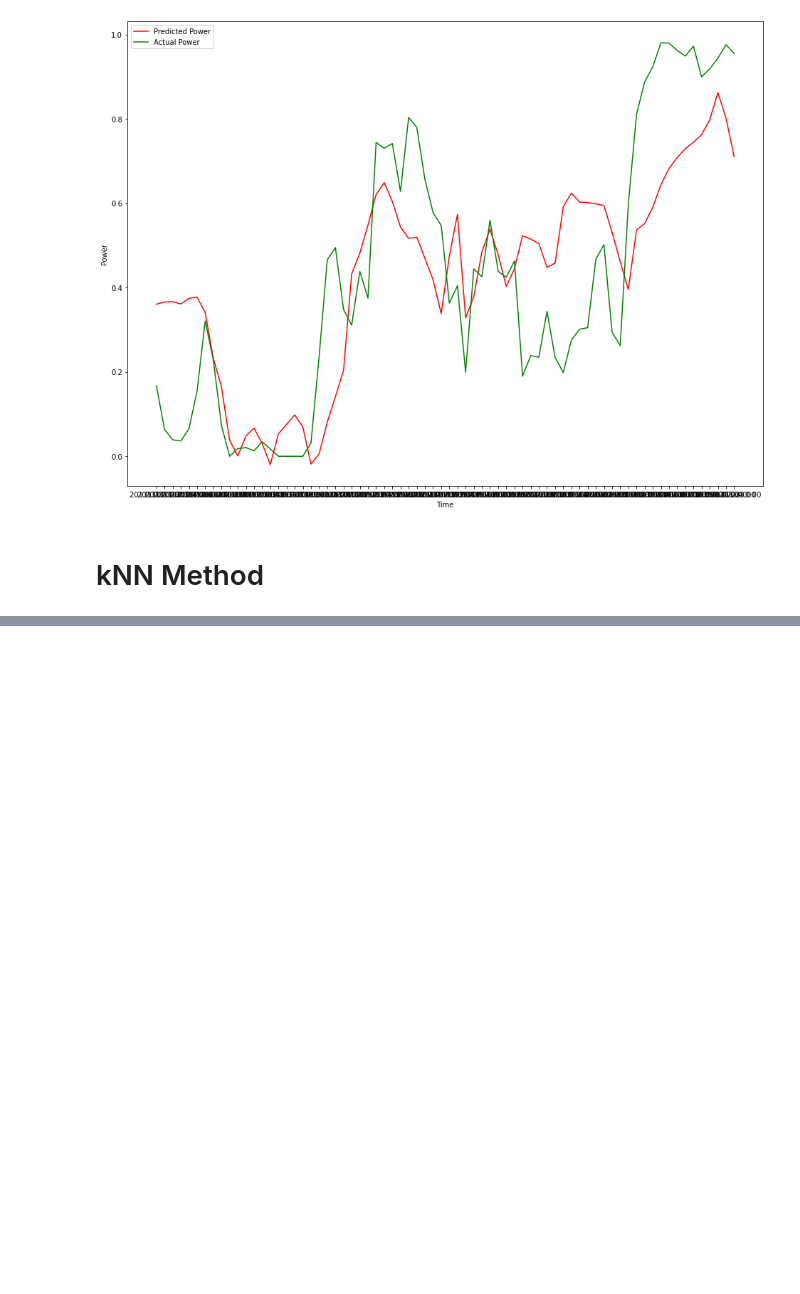
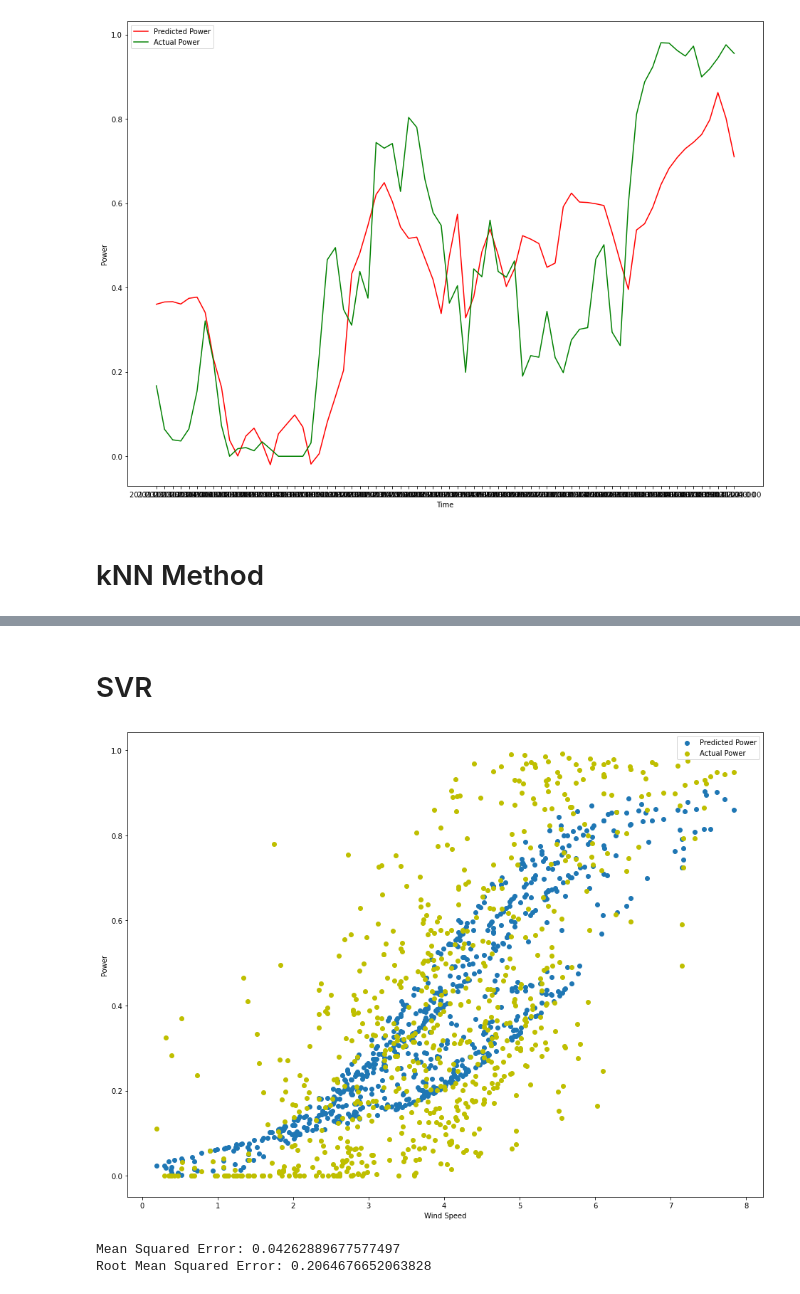
Before and after one commit to andreasdyve/IN5410-assignment2, a Jupyter notebook: Task 1.ipynb, the cells around one changed output, grey strips where cells are left out. Saved outputs shown, nothing was run; the diff lists cells and outputs as text; code cells hidden in the pictures; blank space fills up the shorter version.

```diff
--- a/Task 1.ipynb
+++ b/Task 1.ipynb
@@ -243,0 +247,50 @@ plt.legend()
+# %% [markdown]
+# SVR
+# %%
+from sklearn import metrics, svm
+
+SVR = TD.copy()
+WFI_2 = pd.read_csv('WeatherForecastInput.csv')
+SOL_2 = pd.read_csv('Solution.csv')
+
+WFI_2['POWER'] = SOL_2['POWER']
+
+SVR = SVR[['TIMESTAMP', 'POWER', 'U10', 'V10', 'WS10']]
+WFI_2 = WFI_2[['TIMESTAMP', 'POWER', 'U10', 'V10', 'WS10']]
+
+# KNN is train data
+# WFI_1 is test data
+
+X_train = SVR.iloc[:, 2:4].values #X_train is U10 and V10
+y_train = SVR.iloc[:, 1].values #y_train is POWER
+
+X_test = WFI_2.iloc[:, 2:4].values #X_test is U10 and V10
+y_test = WFI_2.iloc[:, 1].values #y_test is POWER
+
+clf = svm.SVR()
+clf.fit(X_train, y_train)
+y_pred = clf.predict(X_test)
+#print("SVR")
+#print(y_pred)
+
+x = WFI_2['WS10']
+y = WFI_2['POWER']
+plt.scatter(x,y_pred, label = 'Predicted Power')
+plt.scatter(x, y, label = 'Actual Power', color = 'y')
+#plt.plot(x, y_test, label = 'Actual Power')
+plt.legend()
+plt.rcParams['figure.figsize'] = [16, 12]
+plt.ylabel('Power')
+plt.xlabel('Wind Speed')
+plt.show()
+
+mse = mean_squared_error(y, y_pred)
+print("Mean Squared Error:",mse)
+rmse = math.sqrt(mse)
+print("Root Mean Squared Error:", rmse)
+
+np.savetxt("ForecastTemplate1-SVR.csv", y_pred, delimiter=",")
+# %% [output]
+[figure, added]
+Mean Squared Error: 0.04262889677577497
+Root Mean Squared Error: 0.2064676652063828
```
Also changed, not shown: parts of 9 cells of this notebook, 3 other files.
